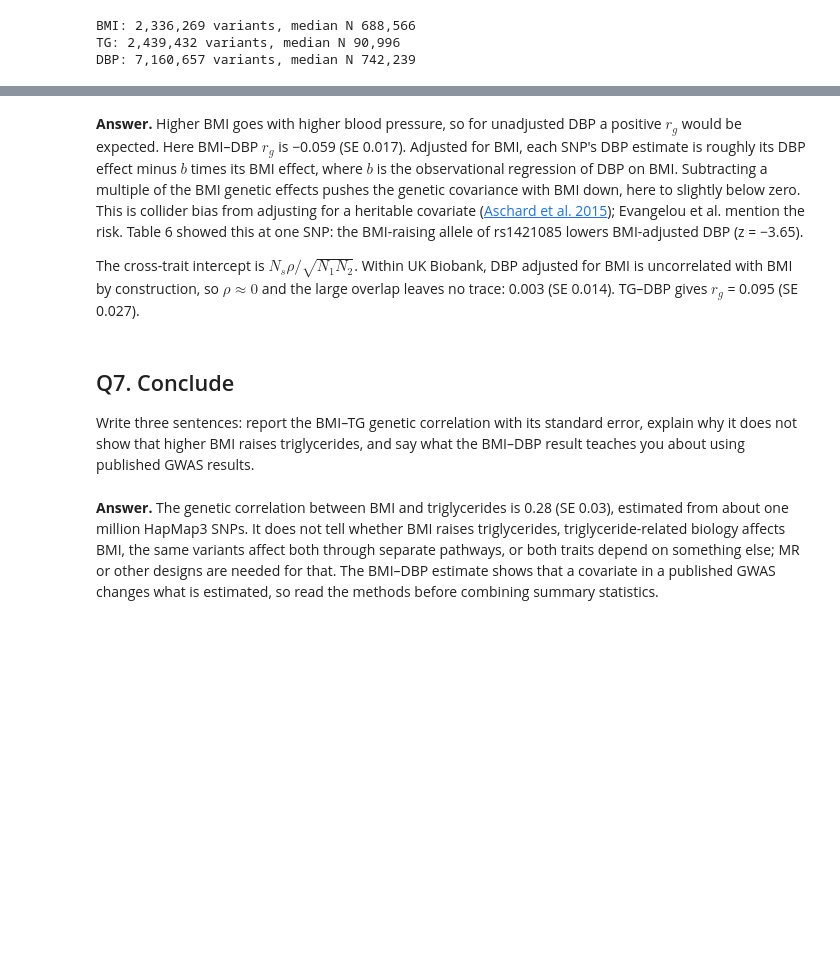
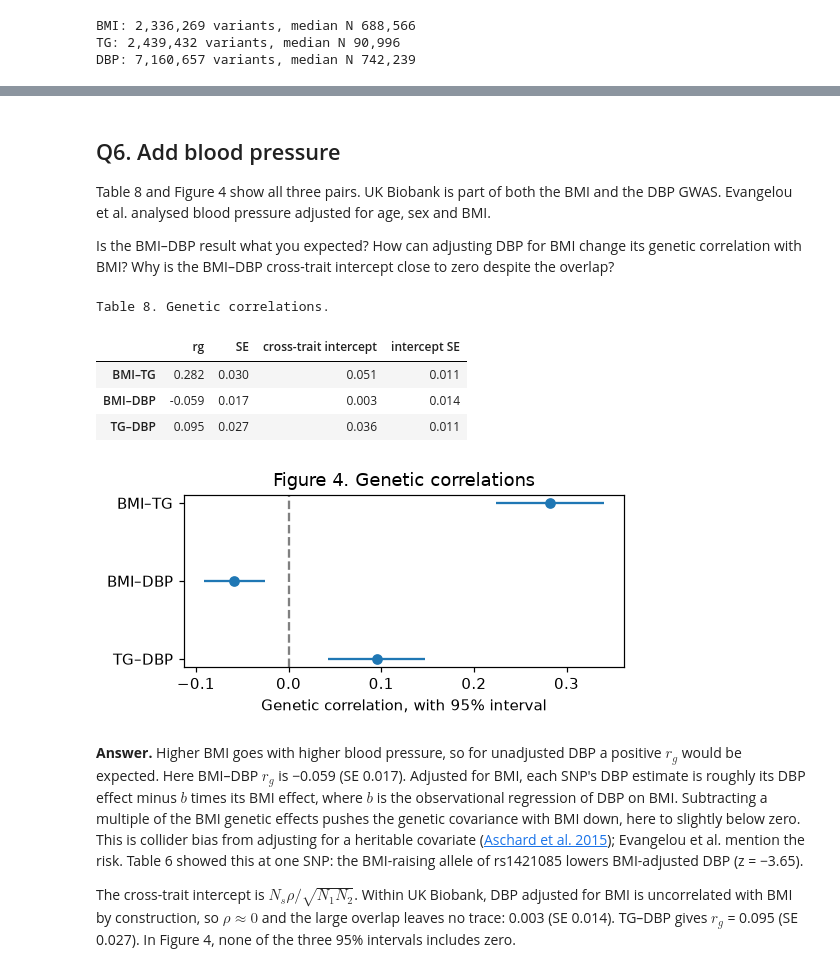
Before and after one commit to bvilhjal/ATIG_2026, a Jupyter notebook: teaching_days/2026-10-29/LDSC/LDSC_practical_answers.ipynb, the cells around one changed output, grey strips where cells are left out. Cells and saved outputs as stored; diff of their text form; code cells hidden in the pictures; blank space fills up the shorter version.

```diff
--- a/teaching_days/2026-10-29/LDSC/LDSC_practical_answers.ipynb
+++ b/teaching_days/2026-10-29/LDSC/LDSC_practical_answers.ipynb
@@ -400,29 +432,55 @@ Table 8. Genetic correlations.
 # %% [markdown]
-**Answer.** Higher BMI goes with higher blood pressure, so for unadjusted DBP a positive
-$r_g$ would be expected. Here BMI–DBP $r_g$ is −0.059 (SE 0.017). Adjusted for BMI, each
-SNP's DBP estimate is roughly its DBP effect minus $b$ times its BMI effect, where $b$
-is the observational regression of DBP on BMI. Subtracting a multiple of the BMI genetic
-effects pushes the genetic covariance with BMI down, here to slightly below zero. This is
-collider bias from adjusting for a heritable covariate
-([Aschard et al. 2015](https://pubmed.ncbi.nlm.nih.gov/25640676/)); Evangelou et al. mention
-the risk. Table 6 showed this at one SNP: the BMI-raising allele of
-rs1421085 lowers BMI-adjusted DBP (z = −3.65).
+## Q6. Add blood pressure
 
-The cross-trait intercept is $N_s\rho/\sqrt{N_1 N_2}$. Within UK Biobank, DBP adjusted for
-BMI is uncorrelated with BMI by construction, so $\rho \approx 0$ and the large overlap
-leaves no trace: 0.003 (SE 0.014). TG–DBP gives $r_g$ = 0.095 (SE 0.027).
+Table 8 and Figure 4 show all three pairs. UK Biobank is part of both the BMI and the
+DBP GWAS.
+Evangelou et al. analysed blood pressure adjusted for age, sex and BMI.
+
+Is the BMI–DBP result what you expected? How can adjusting DBP for BMI change its genetic
+correlation with BMI? Why is the BMI–DBP cross-trait intercept close to zero despite the
+overlap?
-# %% [markdown]
-## Q7. Conclude
-
-Write three sentences: report the BMI–TG genetic correlation with its standard error,
-explain why it does not show that higher BMI raises triglycerides, and say what the
-BMI–DBP result teaches you about using published GWAS results.
+# %%
+pairs = [('BMI', 'TG'), ('BMI', 'DBP'), ('TG', 'DBP')]
+table = {}
+for trait1, trait2 in pairs:  # About a minute.
+    estimate = ldsc_rg_sumstats(gwas[trait1], gwas[trait2], ref.variants, ref.scores,
+                                m_snps=M, ncores=2).estimate
+    table[f'{trait1}–{trait2}'] = {'rg': estimate.rg, 'SE': estimate.rg_se,
+                                   'cross-trait intercept': estimate.gcov_intercept,
+                                   'intercept SE': estimate.gcov_intercept_se}
+print('Table 8. Genetic correlations.')
+display(pd.DataFrame(table).T)
+
+results = pd.DataFrame(table).T
+plt.figure(figsize=(5, 2.5))
+plt.errorbar(results['rg'], range(len(results)), xerr=1.96 * results['SE'], fmt='o')
+plt.yticks(range(len(results)), results.index)
+plt.gca().invert_yaxis()  # Same order as Table 8.
+plt.axvline(0, color='grey', linestyle='--')
+plt.xlabel('Genetic correlation, with 95% interval')
+plt.title('Figure 4. Genetic correlations')
+plt.tight_layout()
+plt.show()
+# %% [output]
+Table 8. Genetic correlations.
+|  | rg | SE | cross-trait intercept | intercept SE |
+| BMI–TG | 0.282 | 0.030 | 0.051 | 0.011 |
+| BMI–DBP | -0.059 | 0.017 | 0.003 | 0.014 |
+| TG–DBP | 0.095 | 0.027 | 0.036 | 0.011 |
+[figure, added]
 # %% [markdown]
-**Answer.** The genetic correlation between BMI and triglycerides is 0.28 (SE 0.03),
-estimated from about one million HapMap3 SNPs. It does not tell whether BMI raises
-triglycerides, triglyceride-related biology affects BMI, the same variants affect both
-through separate pathways, or both traits depend on something else; MR or other
-designs are needed for that. The BMI–DBP estimate shows that a covariate in a
-published GWAS changes what is estimated, so read the methods before combining
-summary statistics.
+**Answer.** Higher BMI goes with higher blood pressure, so for unadjusted DBP a positive
+$r_g$ would be expected. Here BMI–DBP $r_g$ is −0.059 (SE 0.017). Adjusted for BMI, each
+SNP's DBP estimate is roughly its DBP effect minus $b$ times its BMI effect, where $b$
+is the observational regression of DBP on BMI. Subtracting a multiple of the BMI genetic
+effects pushes the genetic covariance with BMI down, here to slightly below zero. This is
+collider bias from adjusting for a heritable covariate
+([Aschard et al. 2015](https://pubmed.ncbi.nlm.nih.gov/25640676/)); Evangelou et al. mention
+the risk. Table 6 showed this at one SNP: the BMI-raising allele of
+rs1421085 lowers BMI-adjusted DBP (z = −3.65).
+
+The cross-trait intercept is $N_s\rho/\sqrt{N_1 N_2}$. Within UK Biobank, DBP adjusted for
+BMI is uncorrelated with BMI by construction, so $\rho \approx 0$ and the large overlap
+leaves no trace: 0.003 (SE 0.014). TG–DBP gives $r_g$ = 0.095 (SE 0.027). In Figure 4,
+none of the three 95% intervals includes zero.
 # %% [markdown]
```
Also changed, not shown: parts of 31 cells of this notebook, 6 other files.
